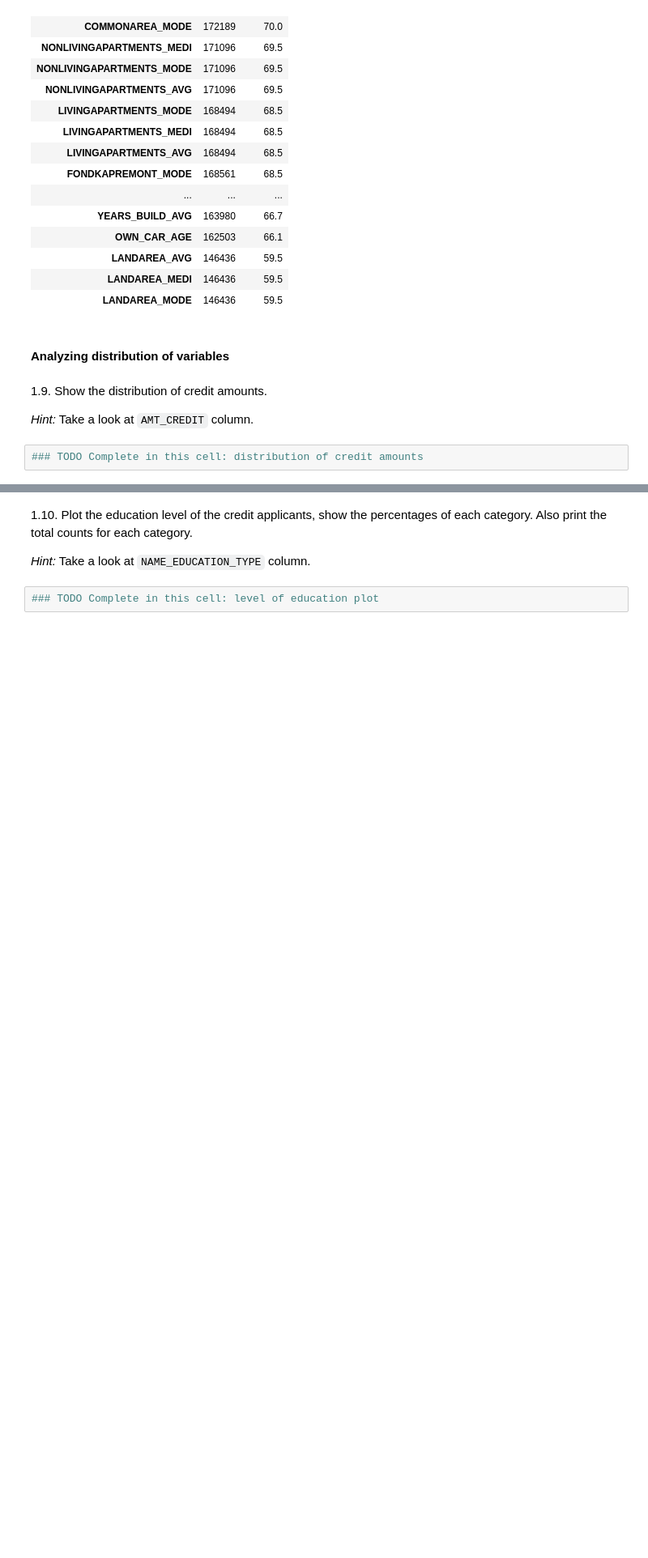
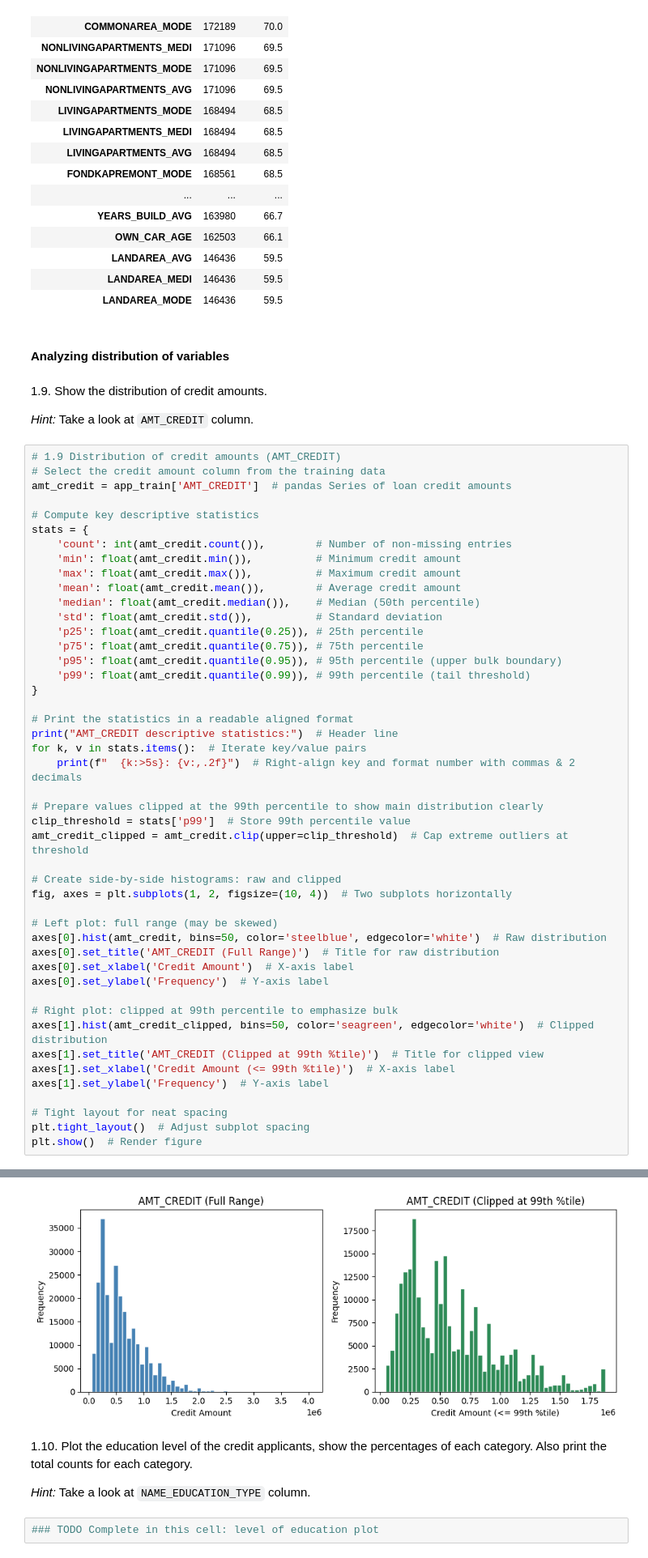
Before and after one commit to ferwuy/ml-anyoneai-sprint2, a Jupyter notebook: AnyoneAI - Sprint Project 02.ipynb, the cells around one changed output, grey strips where cells are left out. Shown at 81% size. Cells and saved outputs as stored; diff of their text form; blank space fills up the shorter version.

Commit message:
Completed Section 1.9 Distribution of credit amounts (AMT_CREDIT)

```diff
--- a/AnyoneAI - Sprint Project 02.ipynb
+++ b/AnyoneAI - Sprint Project 02.ipynb
@@ -379,5 +379,50 @@ else:
 1.9. Show the distribution of credit amounts.
 
 *Hint:* Take a look at `AMT_CREDIT` column.
-# %%
-### TODO Complete in this cell: distribution of credit amounts
+# %%
+# 1.9 Distribution of credit amounts (AMT_CREDIT)
+# Select the credit amount column from the training data
+amt_credit = app_train['AMT_CREDIT']  # pandas Series of loan credit amounts
+
+# Compute key descriptive statistics
+stats = {
+    'count': int(amt_credit.count()),        # Number of non-missing entries
+    'min': float(amt_credit.min()),          # Minimum credit amount
+    'max': float(amt_credit.max()),          # Maximum credit amount
+    'mean': float(amt_credit.mean()),        # Average credit amount
+    'median': float(amt_credit.median()),    # Median (50th percentile)
+    'std': float(amt_credit.std()),          # Standard deviation
+    'p25': float(amt_credit.quantile(0.25)), # 25th percentile
+    'p75': float(amt_credit.quantile(0.75)), # 75th percentile
+    'p95': float(amt_credit.quantile(0.95)), # 95th percentile (upper bulk boundary)
+    'p99': float(amt_credit.quantile(0.99)), # 99th percentile (tail threshold)
+}
+
+# Print the statistics in a readable aligned format
+print("AMT_CREDIT descriptive statistics:")  # Header line
+for k, v in stats.items():  # Iterate key/value pairs
+    print(f"  {k:>5s}: {v:,.2f}")  # Right-align key and format number with commas & 2 decimals
+
+# Prepare values clipped at the 99th percentile to show main distribution clearly
+clip_threshold = stats['p99']  # Store 99th percentile value
+amt_credit_clipped = amt_credit.clip(upper=clip_threshold)  # Cap extreme outliers at threshold
+
+# Create side-by-side histograms: raw and clipped
+fig, axes = plt.subplots(1, 2, figsize=(10, 4))  # Two subplots horizontally
+
+# Left plot: full range (may be skewed)
+axes[0].hist(amt_credit, bins=50, color='steelblue', edgecolor='white')  # Raw distribution
+axes[0].set_title('AMT_CREDIT (Full Range)')  # Title for raw distribution
+axes[0].set_xlabel('Credit Amount')  # X-axis label
+axes[0].set_ylabel('Frequency')  # Y-axis label
+
+# Right plot: clipped at 99th percentile to emphasize bulk
+axes[1].hist(amt_credit_clipped, bins=50, color='seagreen', edgecolor='white')  # Clipped distribution
+axes[1].set_title('AMT_CREDIT (Clipped at 99th %tile)')  # Title for clipped view
+axes[1].set_xlabel('Credit Amount (<= 99th %tile)')  # X-axis label
+axes[1].set_ylabel('Frequency')  # Y-axis label
+
+# Tight layout for neat spacing
+plt.tight_layout()  # Adjust subplot spacing
+plt.show()  # Render figure
+# %% [output]
@@ -384,3 +440,4 @@ else:
+[figure, added]
 # %% [markdown]
 1.10. Plot the education level of the credit applicants, show the percentages of each category. Also print the total counts for each category.
 
```
Also changed, not shown: parts of 1 cell of this notebook.
